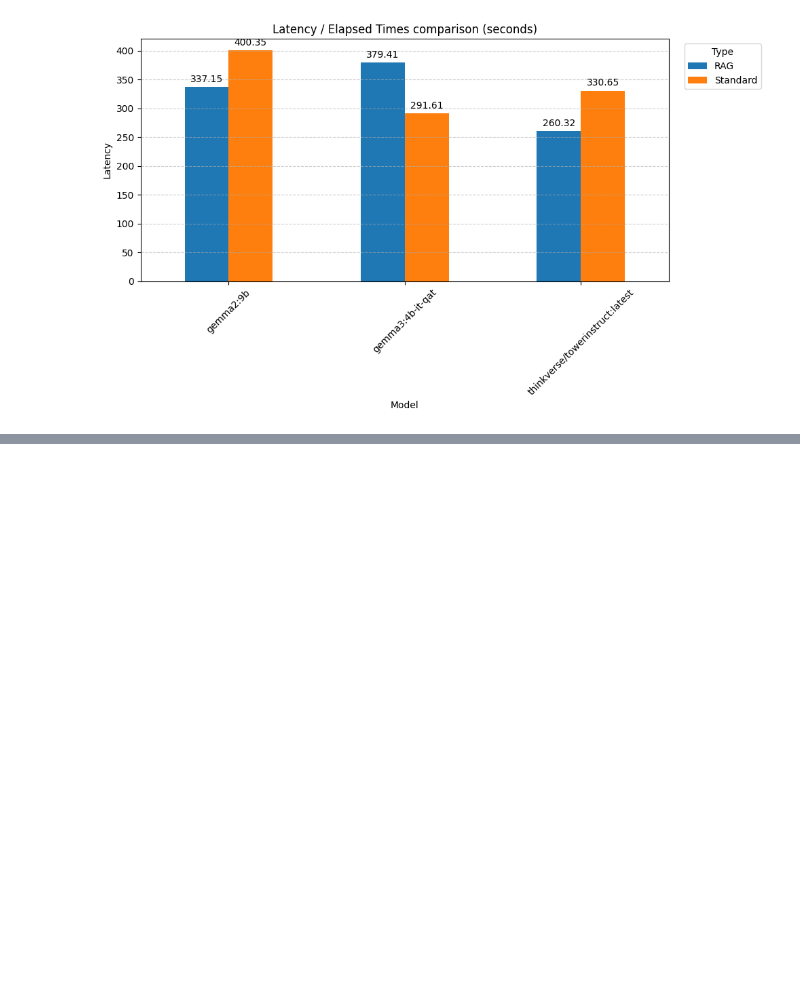
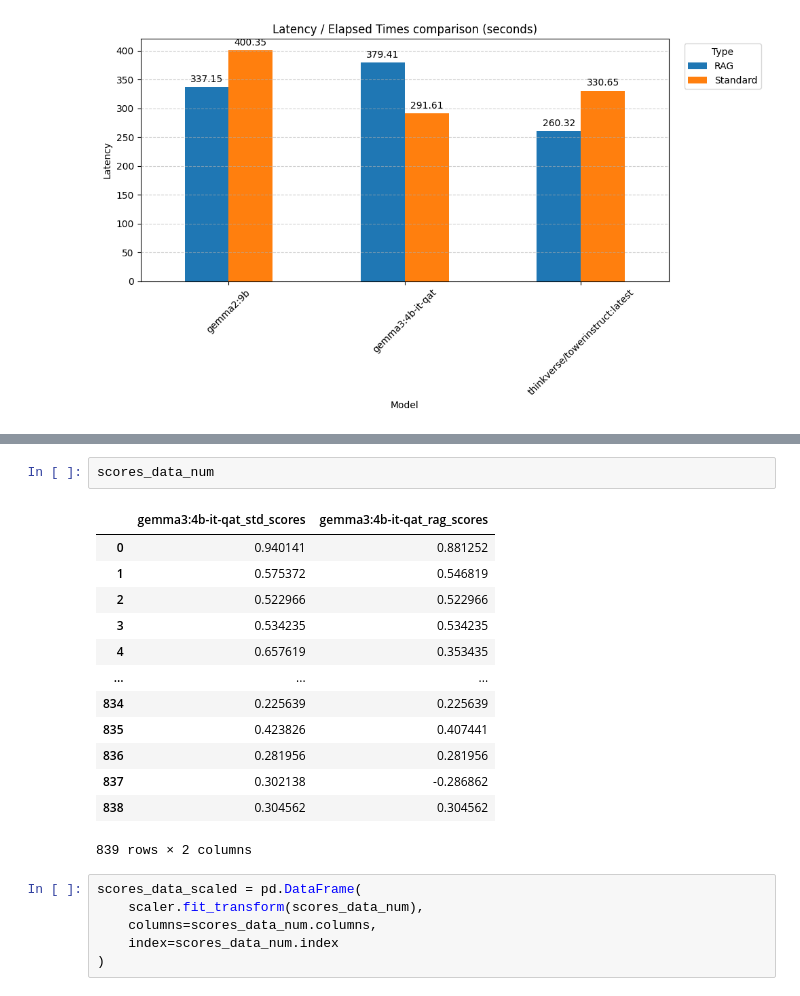
Before and after one commit to jmura84/FOREO_AI_Engineering, a Jupyter notebook: notebooks/llms_quality_estimation_rag_test.ipynb, the cells around one changed output, grey strips where cells are left out. Cells and saved outputs as stored; diff of their text form; blank space fills up the shorter version.

```diff
--- a/notebooks/llms_quality_estimation_rag_test.ipynb
+++ b/notebooks/llms_quality_estimation_rag_test.ipynb
@@ -463,0 +480,22 @@ plot_metric(metrics_df, "Latency", "Latency / Elapsed Times comparison (seconds)
+# %%
+scores_data_num
+# %% [output]
+|  | gemma3:4b-it-qat_std_scores | gemma3:4b-it-qat_rag_scores |
+| 0 | 0.940141 | 0.881252 |
+| 1 | 0.575372 | 0.546819 |
+| 2 | 0.522966 | 0.522966 |
+| 3 | 0.534235 | 0.534235 |
+| 4 | 0.657619 | 0.353435 |
+| ... | ... | ... |
+| 834 | 0.225639 | 0.225639 |
+| 835 | 0.423826 | 0.407441 |
+| 836 | 0.281956 | 0.281956 |
+| 837 | 0.302138 | -0.286862 |
+| 838 | 0.304562 | 0.304562 |
+839 rows × 2 columns
+# %%
+scores_data_scaled = pd.DataFrame(
+    scaler.fit_transform(scores_data_num),
+    columns=scores_data_num.columns,
+    index=scores_data_num.index
+)
```
Also changed, not shown: parts of 5 cells of this notebook, 1 other file.
